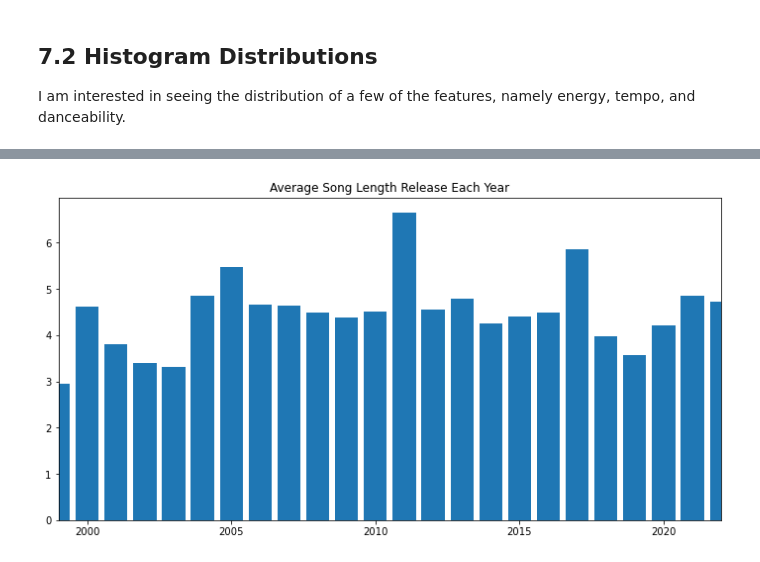
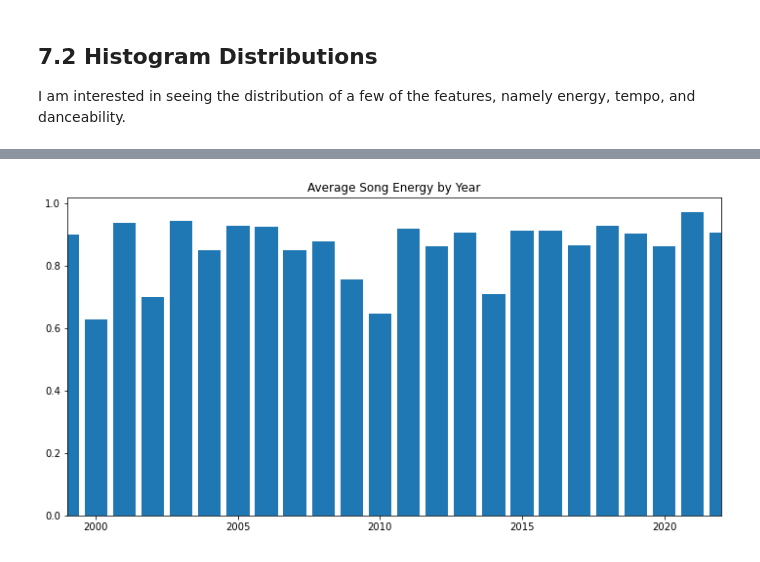
Before and after one commit to sschwartzdata/onramp_project, a Jupyter notebook: Submissions/proof_of_concept.ipynb, the cells around one changed output, grey strips where cells are left out. Cells and saved outputs as stored; diff of their text form; code cells hidden in the pictures.

```diff
--- a/Submissions/proof_of_concept.ipynb
+++ b/Submissions/proof_of_concept.ipynb
@@ -1524,13 +1732,13 @@ memory usage: 6.1+ KB
 album_avg['year'] = pd.DatetimeIndex(album_avg['release_date']).year
 # %%
 fig, ax = plt.subplots(figsize=(12, 6))
-plt.bar(album_avg['year'], album_avg['avg_duration_min'])
+plt.bar(album_avg['year'], album_avg['avg_energy'])
 
-plt.title('Average Song Length Release Each Year')
+plt.title('Average Song Energy by Year')
 plt.xlim([1999, 2022])
 plt.show()
 # %% [output]
-[figure, old version]
+[figure, new version]
 # %%
 fig, ax = plt.subplots(figsize=(12, 6))
 plt.bar(album_avg['year'], album_avg['avg_dance'])
```
Also changed, not shown: parts of 58 cells of this notebook, 17 other files.
